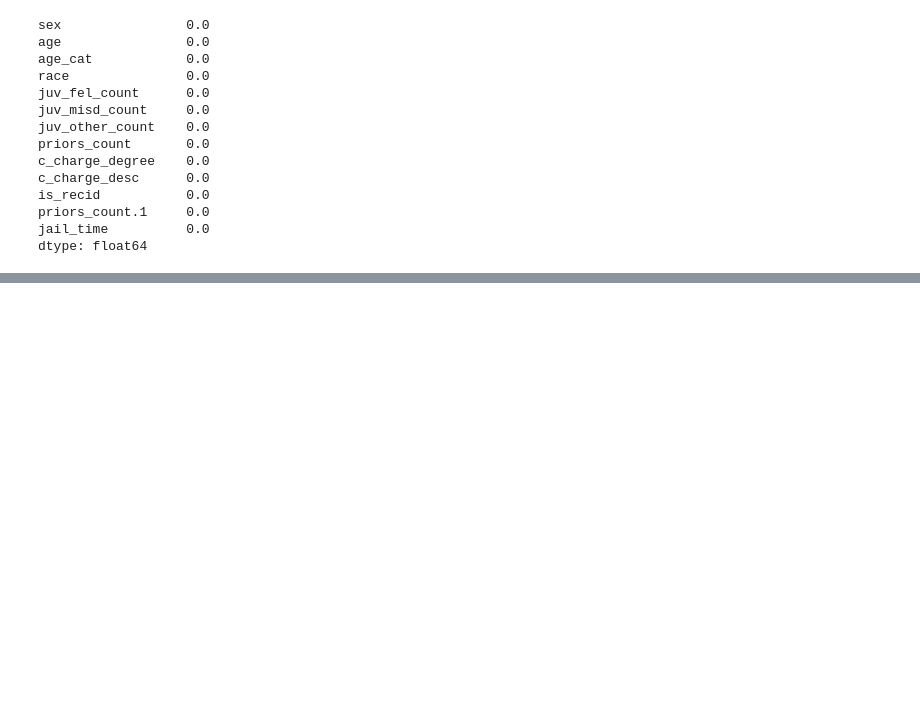
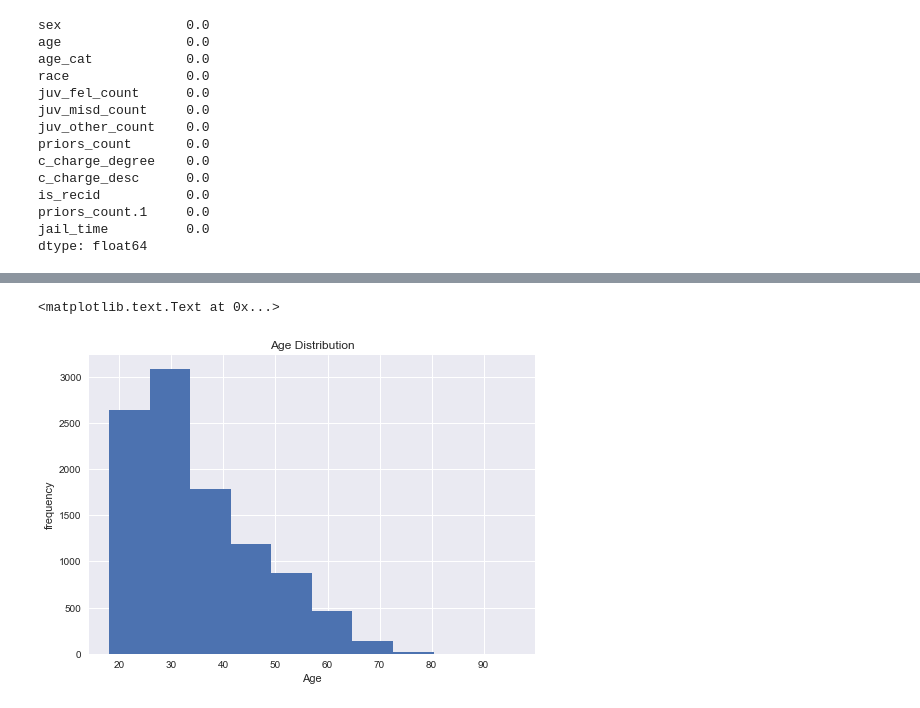
Before and after one commit to jasminecng9999/predicting_recidivism, a Jupyter notebook: COMPAS_visualization.ipynb, the cells around one changed output, grey strips where cells are left out. Saved outputs shown, nothing was run; the diff lists cells and outputs as text; code cells hidden in the pictures; blank space fills up the shorter version.

```diff
--- a/COMPAS_visualization.ipynb
+++ b/COMPAS_visualization.ipynb
@@ -358,0 +383,8 @@ X.to_csv('compas.csv', index=False)
+# %%
+plt.hist(X['age'])
+plt.title("Age Distribution")
+plt.xlabel("Age")
+plt.ylabel("frequency")
+# %% [output]
+<matplotlib.text.Text at 0x...>
+[figure, added]
```
Also changed, not shown: parts of 8 cells of this notebook.
